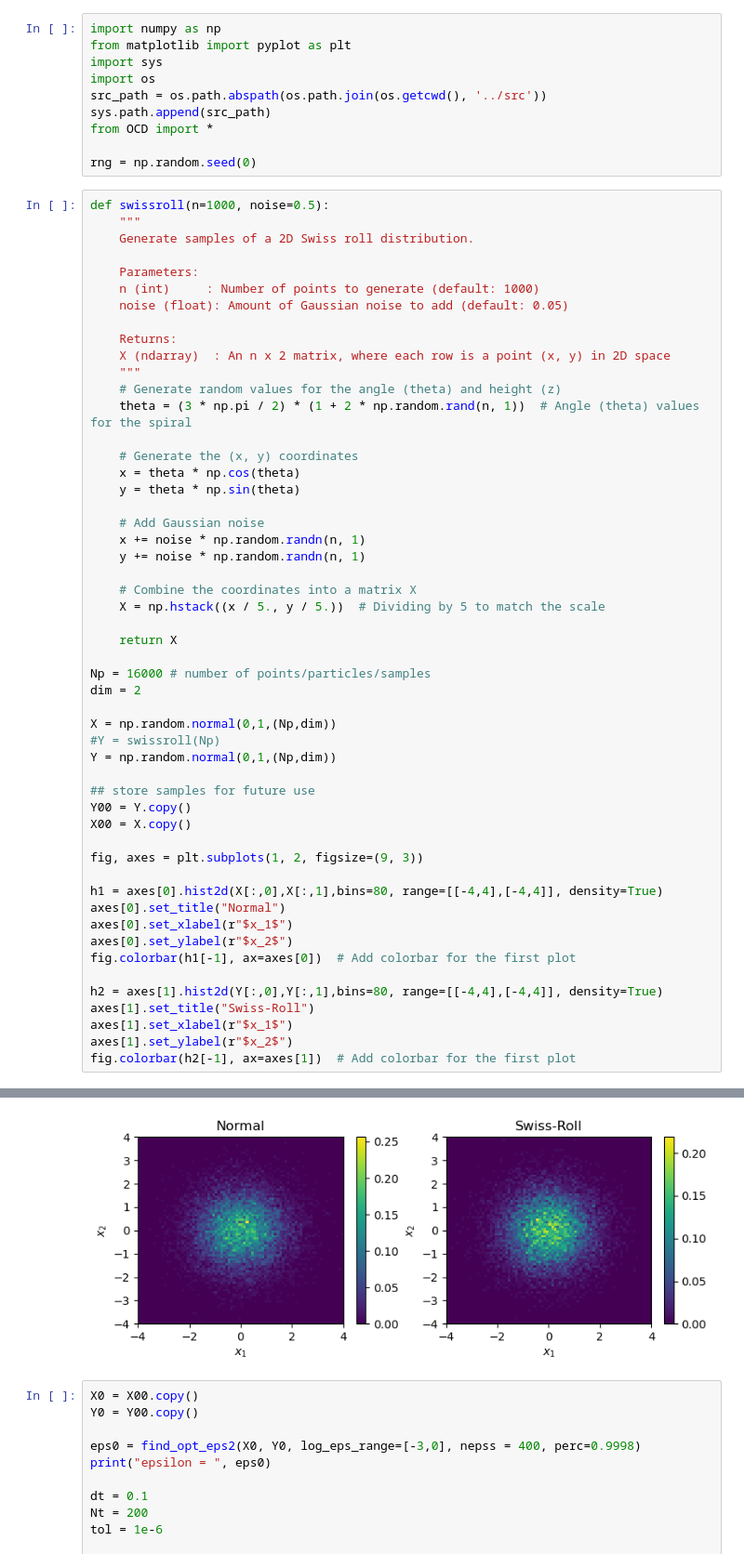
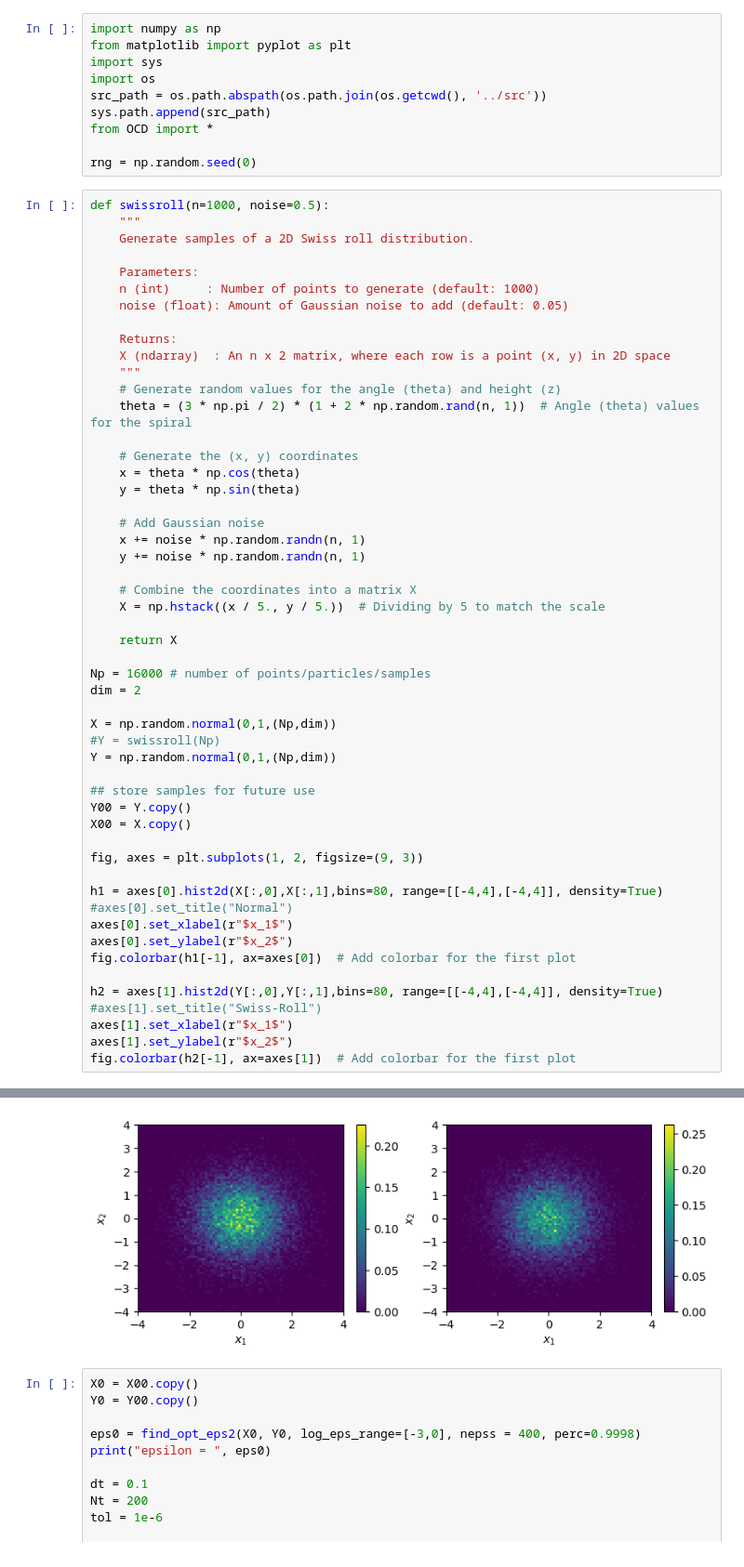
Before and after one commit to mohsensadr/OCD, a Jupyter notebook: examples/Test_Lp.ipynb, the cells around one changed output, grey strips where cells are left out. Shown at 93% size. Drawn from its saved outputs; the diff is of its cells as text.

```diff
--- a/examples/Test_Lp.ipynb
+++ b/examples/Test_Lp.ipynb
@@ -33,36 +33,36 @@ def swissroll(n=1000, noise=0.5):
 
     # Combine the coordinates into a matrix X
     X = np.hstack((x / 5., y / 5.))  # Dividing by 5 to match the scale
 
     return X
 
 Np = 16000 # number of points/particles/samples
 dim = 2
 
 X = np.random.normal(0,1,(Np,dim))
 #Y = swissroll(Np)
 Y = np.random.normal(0,1,(Np,dim))
 
 ## store samples for future use
 Y00 = Y.copy()
 X00 = X.copy()
 
 fig, axes = plt.subplots(1, 2, figsize=(9, 3))
 
 h1 = axes[0].hist2d(X[:,0],X[:,1],bins=80, range=[[-4,4],[-4,4]], density=True)
-axes[0].set_title("Normal")
+#axes[0].set_title("Normal")
 axes[0].set_xlabel(r"$x_1$")
 axes[0].set_ylabel(r"$x_2$")
 fig.colorbar(h1[-1], ax=axes[0])  # Add colorbar for the first plot
 
 h2 = axes[1].hist2d(Y[:,0],Y[:,1],bins=80, range=[[-4,4],[-4,4]], density=True)
-axes[1].set_title("Swiss-Roll")
+#axes[1].set_title("Swiss-Roll")
 axes[1].set_xlabel(r"$x_1$")
 axes[1].set_ylabel(r"$x_2$")
 fig.colorbar(h2[-1], ax=axes[1])  # Add colorbar for the first plot
 # %% [output]
 <matplotlib.colorbar.Colorbar at 0x...>
-[figure, old version]
+[figure, new version]
 # %%
 X0 = X00.copy()
 Y0 = Y00.copy()
```
Also changed, not shown: 1 other file.
